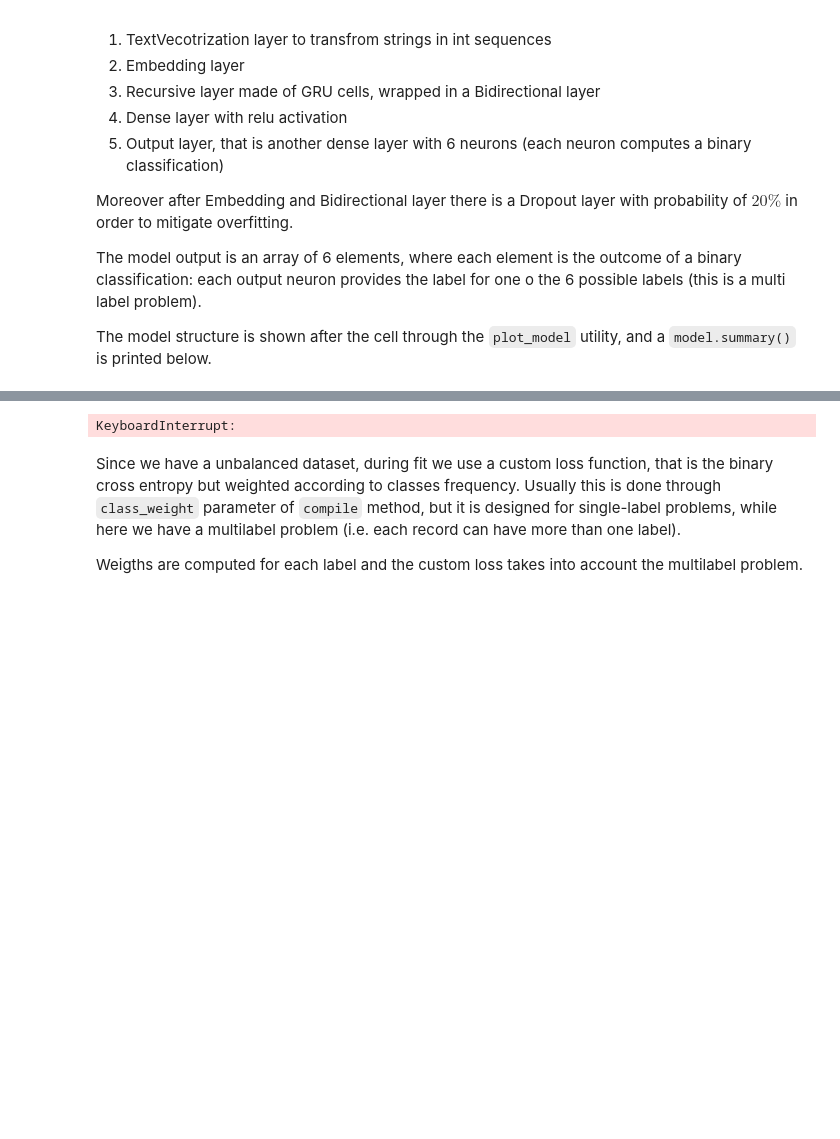
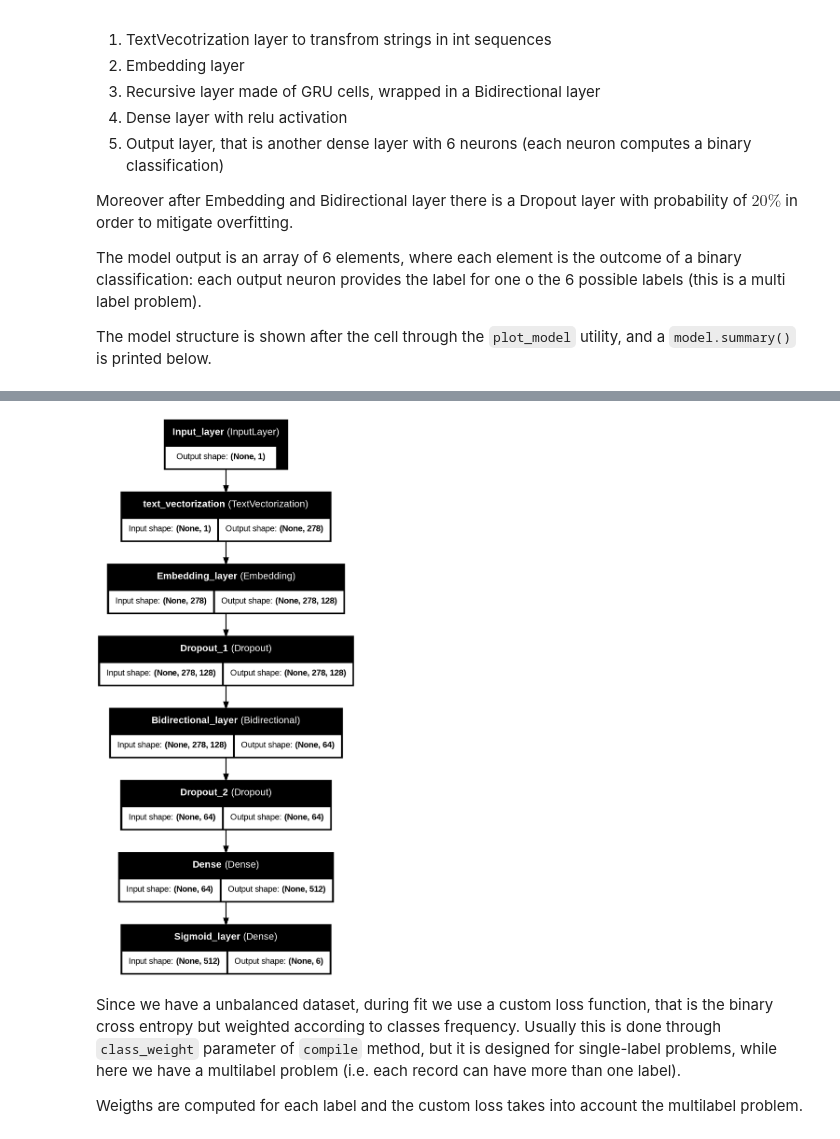
Before and after one commit to AlessioCalvagno/deep-learning-e-reti-neurali-artificiali, a Jupyter notebook: Progetto Finale/final_project_weights.ipynb, the cells around one changed output, grey strips where cells are left out. Saved outputs shown, nothing was run; the diff lists cells and outputs as text; code cells hidden in the pictures; blank space fills up the shorter version.

```diff
--- a/Progetto Finale/final_project_weights.ipynb
+++ b/Progetto Finale/final_project_weights.ipynb
@@ -282,7 +276,7 @@ The model structure is shown after the cell through the `plot_model` utility, an
 clear_session()
 
 max_tokens = 10000 # max tokens numbers in vocabulary
-max_len = lenght_q3_train # max sequences lenght - use 3rd quartile of strings lenght (in train set)
+max_len = int(lenght_q3_train) # max sequences lenght - use 3rd quartile of strings lenght (in train set)
 embedding_dim = 128 # embedding dimension
 rnn_dim = 32 #RNN layer dimension
 dense_dim = 512 #Dense layer dimension
@@ -296,9 +290,9 @@ tmp = vectorize_layer(input_layer)
 embedding_layer = Embedding(max_tokens, embedding_dim, name ="Embedding_layer")(tmp)
 dropout_1 = Dropout(0.2, seed=RANDOM_SEED, name="Dropout_1")(embedding_layer)
 recursive_layer = Bidirectional(GRU(rnn_dim, return_sequences=False,name="GRU"),name="Bidirectional_layer")(dropout_1)
-dense_layer = Dense(dense_dim, activation = 'relu', name ='Dense')(recursive_layer)
-droput_2 = Dropout(0.2, seed=RANDOM_SEED, name="Dropout_2")(recursive_layer)
-output_layer = Dense(6,activation='sigmoid', name = "Sigmoid_layer")(droput_2)
+dropout_2 = Dropout(0.2, seed=RANDOM_SEED, name="Dropout_2")(recursive_layer)
+dense_layer = Dense(dense_dim, activation = 'relu', name ='Dense')(dropout_2)
+output_layer = Dense(6,activation='sigmoid', name = "Sigmoid_layer")(dense_layer)
 
 model = Model(inputs=input_layer, outputs=output_layer)
 
@@ -310,4 +303,4 @@ WARNING:tensorflow:From c:\Users\aless\Desktop\MASTER DATA SCIENCE\deep_learning
-KeyboardInterrupt:
+[figure, added]
 # %% [markdown]
 Since we have a unbalanced dataset, during fit we use a custom loss function, that is the binary cross entropy but weighted according to classes frequency. Usually this is done through `class_weight` parameter of `compile` method, but it is designed for single-label problems, while here we have a multilabel problem (i.e. each record can have more than one label).
 
```
Also changed, not shown: parts of 11 cells of this notebook.
